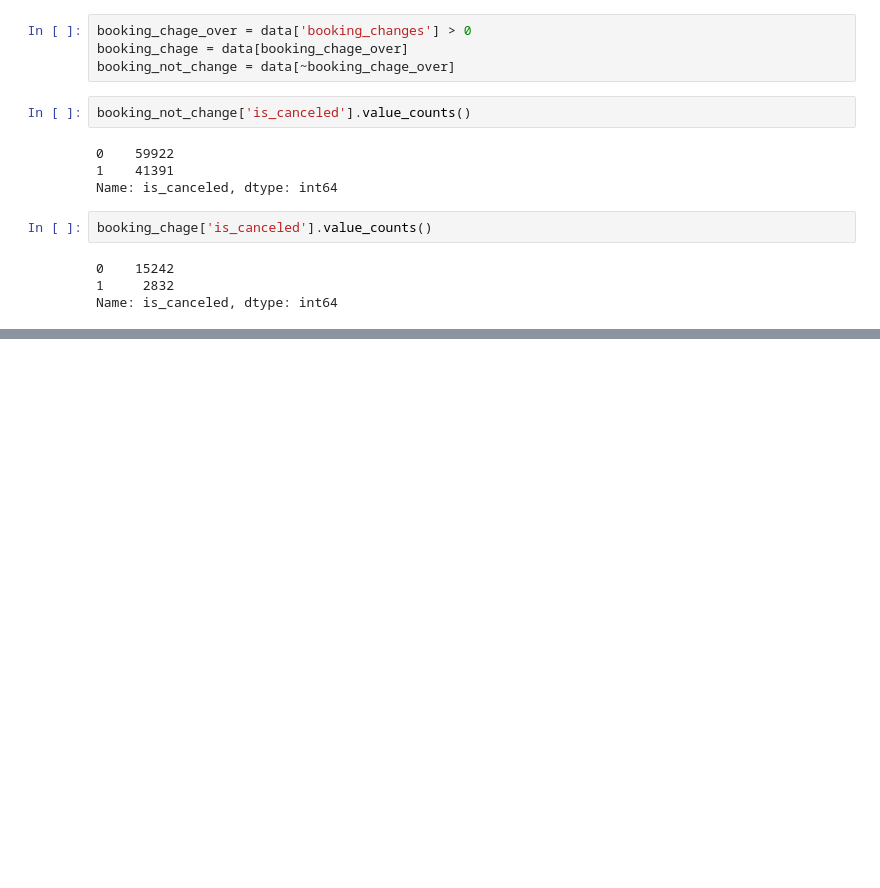
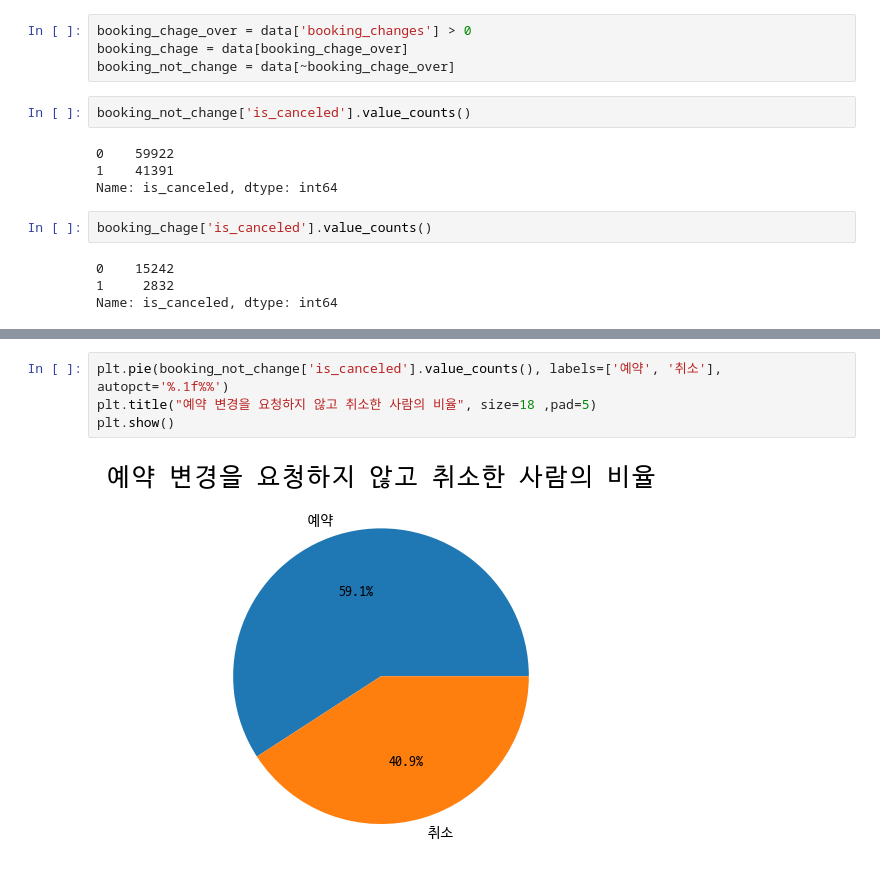
Before and after one commit to ManuSong/Hotel-Demand-MiniProject, a Jupyter notebook: hotel-demand.ipynb, the cells around one changed output, grey strips where cells are left out. Saved outputs shown, nothing was run; the diff lists cells and outputs as text; blank space fills up the shorter version.

```diff
--- a/hotel-demand.ipynb
+++ b/hotel-demand.ipynb
@@ -308,0 +315,6 @@ Name: is_canceled, dtype: int64
+# %%
+plt.pie(booking_not_change['is_canceled'].value_counts(), labels=['예약', '취소'], autopct='%.1f%%')
+plt.title("예약 변경을 요청하지 않고 취소한 사람의 비율", size=18 ,pad=5)
+plt.show()
+# %% [output]
+[figure, added]
```
Also changed, not shown: parts of 1 cell of this notebook.
